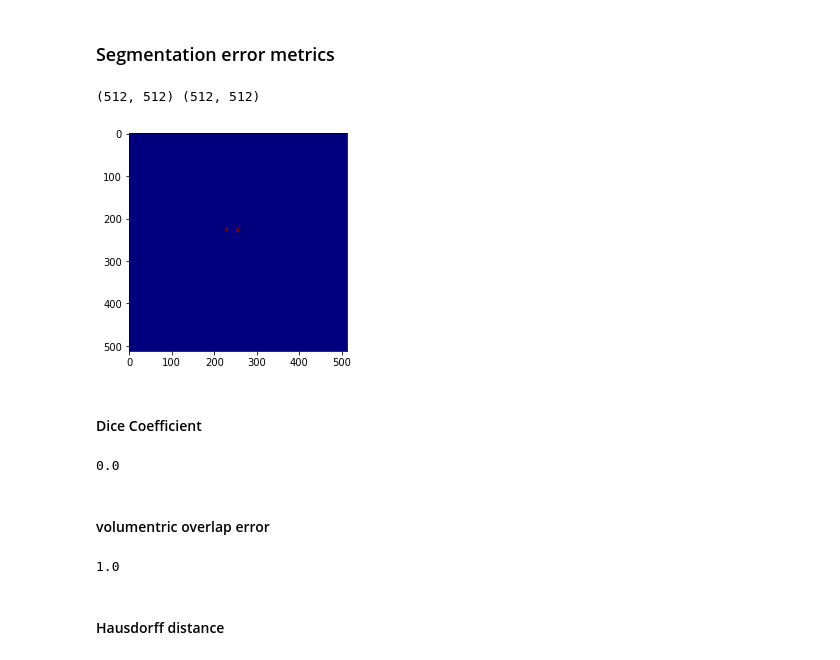
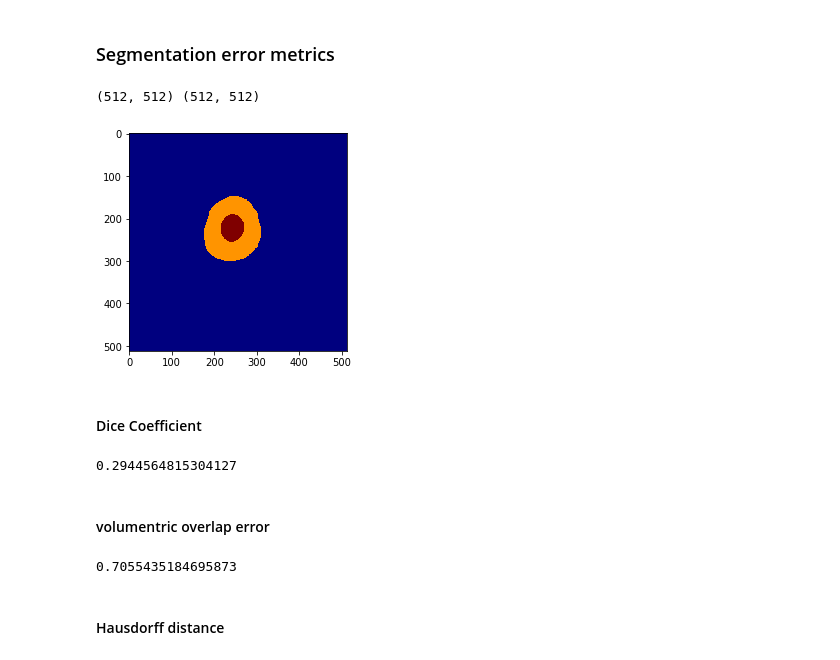
Before and after one commit to CarolineMagg/KidsBrainProject, a Jupyter notebook: data_processing/active_contour_draft2.ipynb, the cells around one changed output. Saved outputs shown, nothing was run; the diff lists cells and outputs as text; code cells hidden in the pictures.

```diff
--- a/data_processing/active_contour_draft2.ipynb
+++ b/data_processing/active_contour_draft2.ipynb
@@ -196,11 +196,11 @@ found, index
        dtype=object),
  array([28, 119, 121, 124, 122, 15, 72], dtype=object))
 # %%
-ind = 6
+ind = 0
 first = 72
 contour = segmentor.active_contour(found[ind], postprocess = 0,
                                    first=first, last=first+5,
-                                   kernel=(5,5), beta=0.1, w_edge=0.1, max_iterations=2,
+                                   kernel=(5,5), beta=0.1, w_edge=0.1, max_iterations=100,
                                    debug=True)
 np.shape(contour)
 # %% [output]
@@ -224,28 +224,28 @@ segmentor.show_segmentation_stack(2,2)
 ### Segmentation error metrics
 # %%
 predicted = contour[0]
-groundtruth = data.get_contour_overlay('Corpus callosum')[first]
-plt.imshow(predicted*3+groundtruth, cmap = 'jet')
+groundtruth = data.get_contour_overlay('Brain')[first] # Corpus callosum
+plt.imshow(predicted+groundtruth*3, cmap = 'jet')
 print(predicted.shape, groundtruth.shape)
 # %% [output]
 (512, 512) (512, 512)
-[figure, old version]
+[figure, new version]
 # %% [markdown]
 #### Dice Coefficient
 # %%
-k = 1
+k = 255
 dice = np.sum(predicted[groundtruth==k])*2.0 / (np.sum(predicted) + np.sum(groundtruth))
 dice
 # %% [output]
-0.0
+0.2944564815304127
 # %% [markdown]
 #### volumentric overlap error
 # %%
-k = 1
+k = 255
 overlap = 1- np.sum(predicted[groundtruth==k])*2.0 / (np.sum(predicted+groundtruth))
 overlap
 # %% [output]
-1.0
+0.7055435184695873
 # %% [markdown]
 #### Hausdorff distance
 # %%
```
Also changed, not shown: parts of 8 cells of this notebook, 1 other file.
